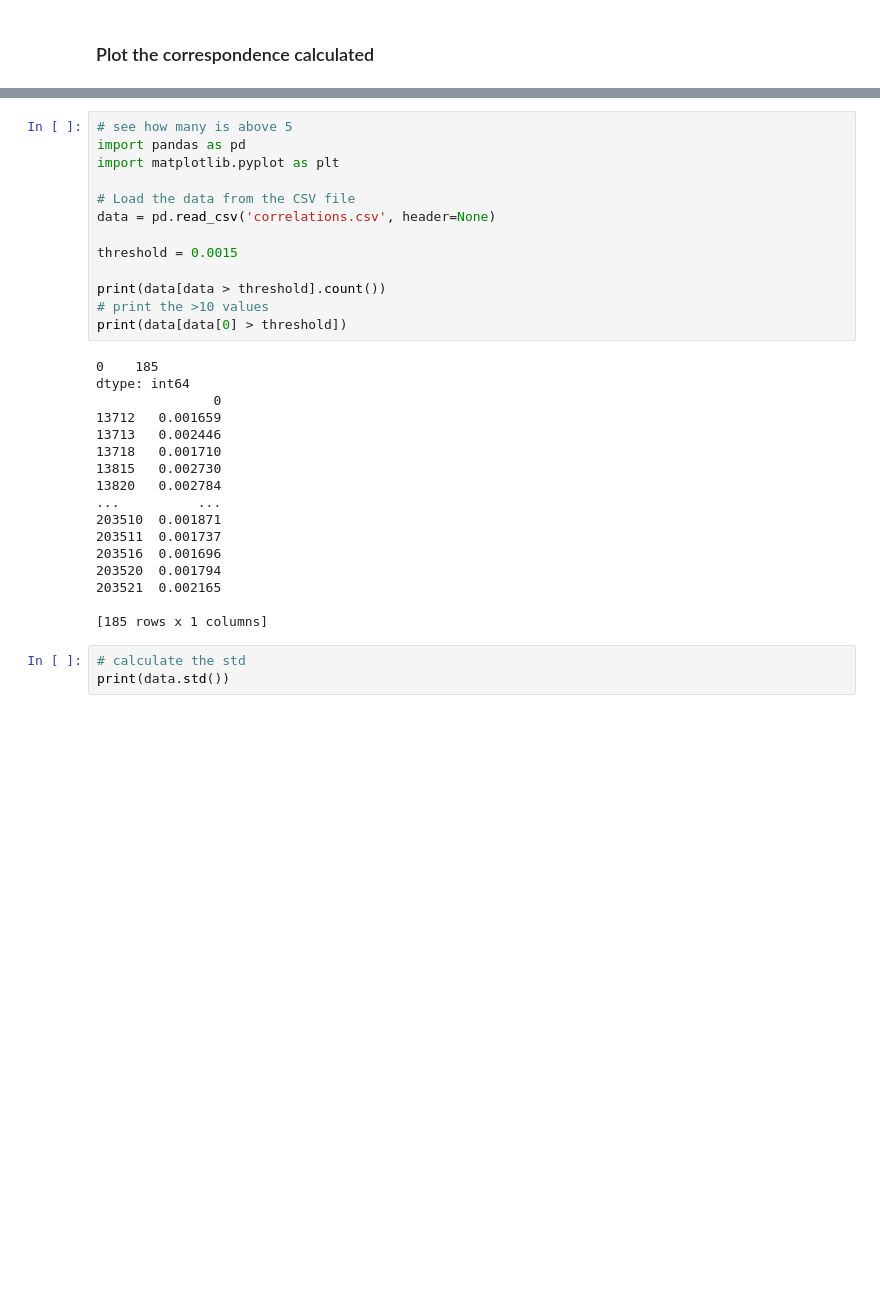
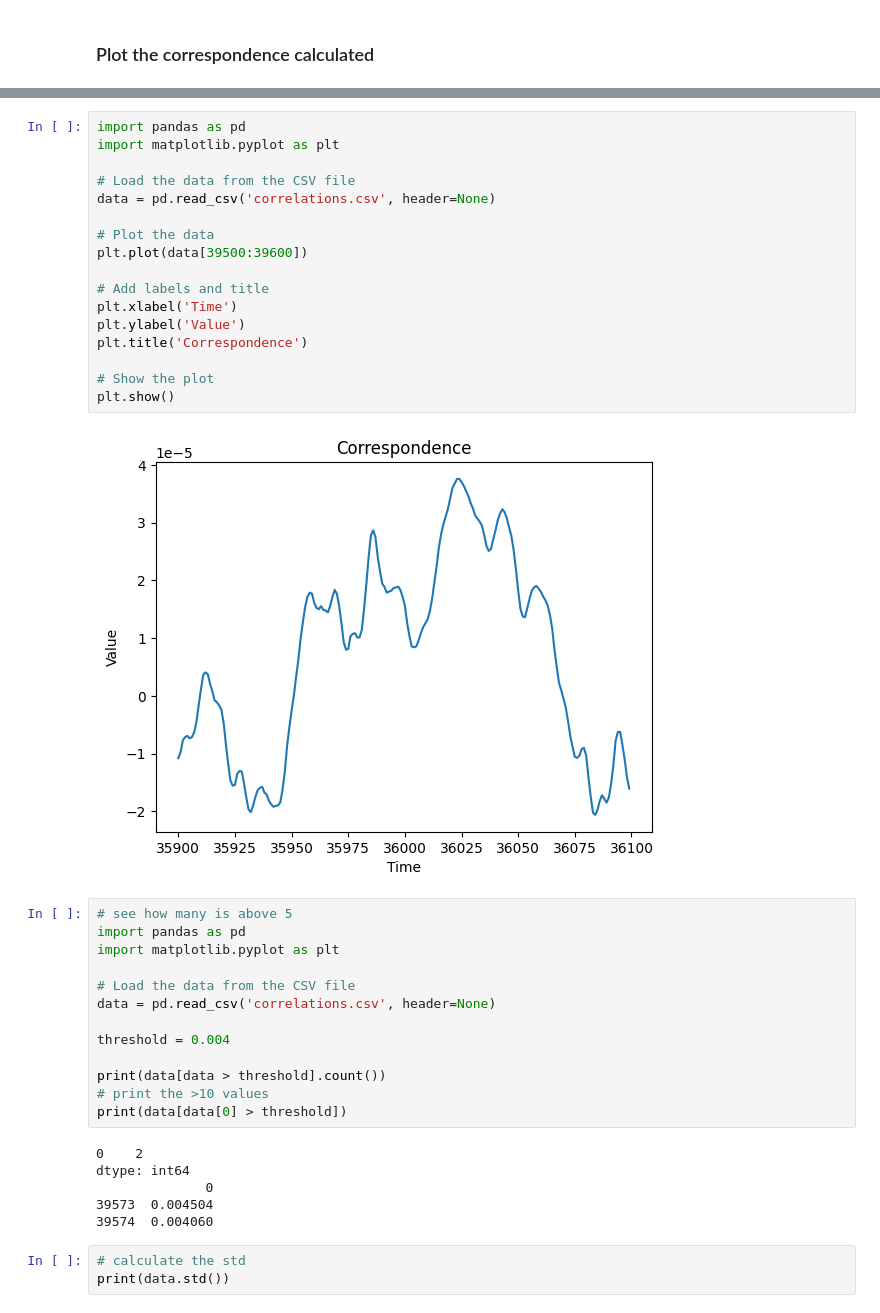
Before and after one commit to Mysterious-Mus/AcousticNFC, a Jupyter notebook: notes.ipynb, the cells around one changed output, grey strips where cells are left out. Drawn from its saved outputs; the diff is of its cells as text; blank space fills up the shorter version.

```diff
--- a/notes.ipynb
+++ b/notes.ipynb
@@ -240,3 +240,22 @@ plt.show()
+# %%
+import pandas as pd
+import matplotlib.pyplot as plt
+
+# Load the data from the CSV file
+data = pd.read_csv('correlations.csv', header=None)
+
+# Plot the data
+plt.plot(data[39500:39600])
+
+# Add labels and title
+plt.xlabel('Time')
+plt.ylabel('Value')
+plt.title('Correspondence')
+
+# Show the plot
+plt.show()
+# %% [output]
+[figure, added]
 # %%
 # see how many is above 5
 import pandas as pd
@@ -245,28 +264,17 @@ import matplotlib.pyplot as plt
 # Load the data from the CSV file
 data = pd.read_csv('correlations.csv', header=None)
 
-threshold = 0.0015
+threshold = 0.004
 
 print(data[data > threshold].count())
 # print the >10 values
 print(data[data[0] > threshold])
 # %% [output]
-0    185
+0    2
 dtype: int64
-               0
-13712   0.001659
-13713   0.002446
-13718   0.001710
-13815   0.002730
-13820   0.002784
-...          ...
-203510  0.001871
-203511  0.001737
-203516  0.001696
-203520  0.001794
-203521  0.002165
-
-[185 rows x 1 columns]
+              0
+39573  0.004504
+39574  0.004060
 # %%
 # calculate the std
 print(data.std())
```
Also changed, not shown: parts of 2 cells of this notebook.
